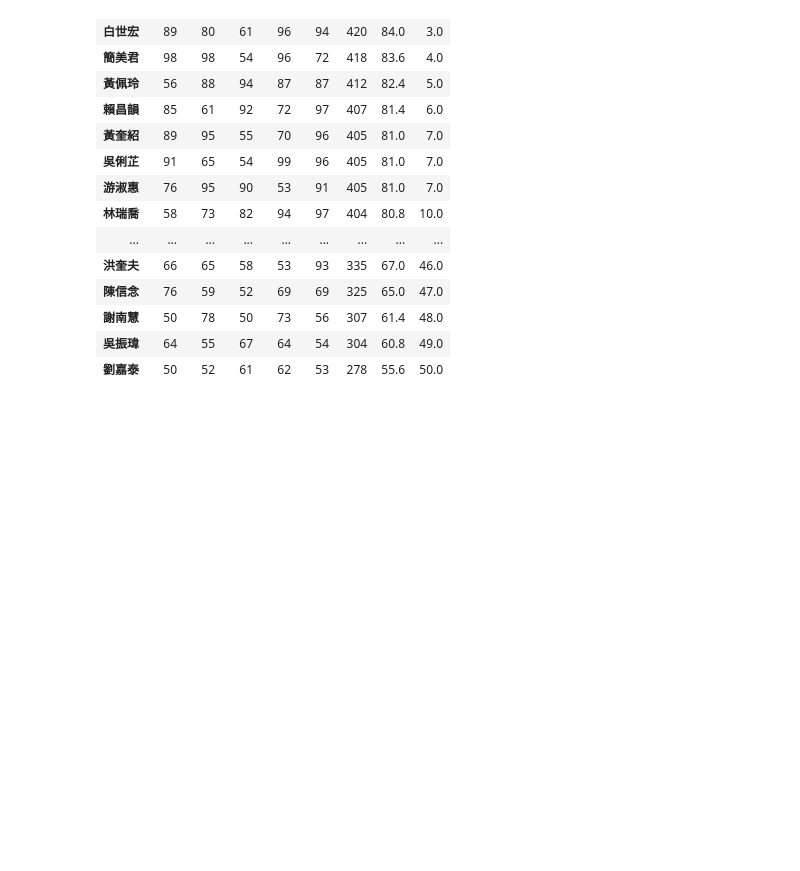
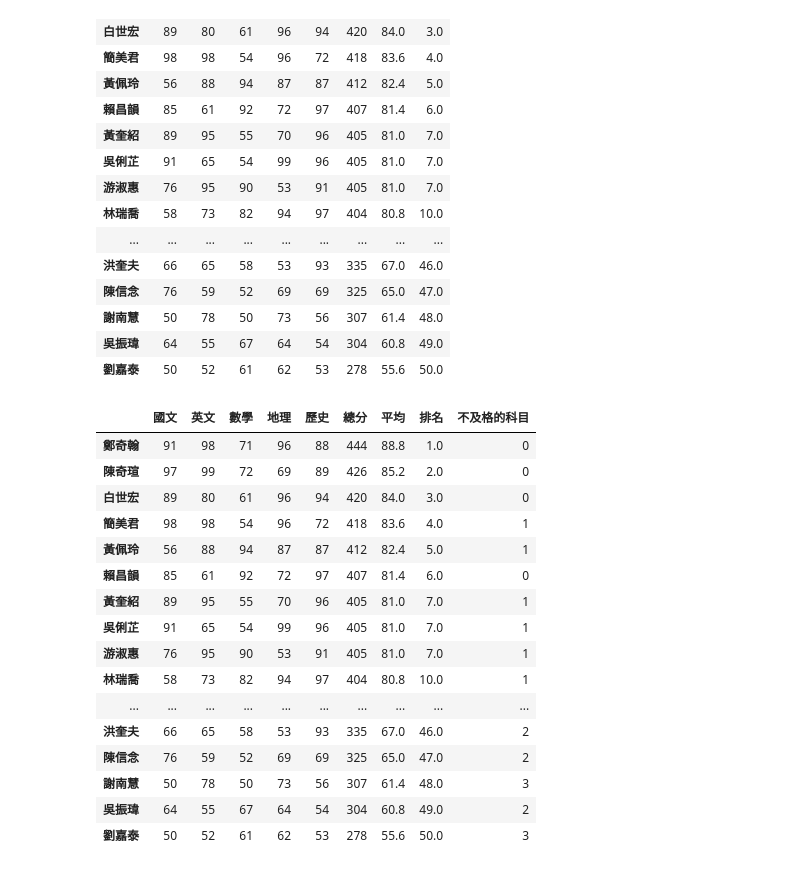
Before and after one commit to roberthsu2003/__2024_07_01_Shilin_python__, a Jupyter notebook: lesson17/lesson17_3.ipynb, the cells around one changed output. Drawn from its saved outputs; the diff is of its cells as text; code cells hidden in the pictures; blank space fills up the shorter version.

```diff
--- a/lesson17/lesson17_3.ipynb
+++ b/lesson17/lesson17_3.ipynb
@@ -47,3 +47,31 @@ student_sorted
 | 謝南慧 | 50 | 78 | 50 | 73 | 56 | 307 | 61.4 | 48.0 |
 | 吳振瑋 | 64 | 55 | 67 | 64 | 54 | 304 | 60.8 | 49.0 |
 | 劉嘉泰 | 50 | 52 | 61 | 62 | 53 | 278 | 55.6 | 50.0 |
+# %%
+def fun1(s):
+    s1 = s[['國文','英文','地理','數學', '歷史']]
+    less60 = s1[s1<60].count()
+    return less60
+
+less60_series = student_sorted.apply(fun1,axis=1)
+student_sorted['不及格的科目'] = less60_series
+# %%
+student_sorted
+# %% [output]
+|  | 國文 | 英文 | 數學 | 地理 | 歷史 | 總分 | 平均 | 排名 | 不及格的科目 |
+| 鄭奇翰 | 91 | 98 | 71 | 96 | 88 | 444 | 88.8 | 1.0 | 0 |
+| 陳奇瑄 | 97 | 99 | 72 | 69 | 89 | 426 | 85.2 | 2.0 | 0 |
+| 白世宏 | 89 | 80 | 61 | 96 | 94 | 420 | 84.0 | 3.0 | 0 |
+| 簡美君 | 98 | 98 | 54 | 96 | 72 | 418 | 83.6 | 4.0 | 1 |
+| 黃佩玲 | 56 | 88 | 94 | 87 | 87 | 412 | 82.4 | 5.0 | 1 |
+| 賴昌韻 | 85 | 61 | 92 | 72 | 97 | 407 | 81.4 | 6.0 | 0 |
+| 黃奎紹 | 89 | 95 | 55 | 70 | 96 | 405 | 81.0 | 7.0 | 1 |
+| 吳俐芷 | 91 | 65 | 54 | 99 | 96 | 405 | 81.0 | 7.0 | 1 |
+| 游淑惠 | 76 | 95 | 90 | 53 | 91 | 405 | 81.0 | 7.0 | 1 |
+| 林瑞喬 | 58 | 73 | 82 | 94 | 97 | 404 | 80.8 | 10.0 | 1 |
+| ... | ... | ... | ... | ... | ... | ... | ... | ... | ... |
+| 洪奎夫 | 66 | 65 | 58 | 53 | 93 | 335 | 67.0 | 46.0 | 2 |
+| 陳信念 | 76 | 59 | 52 | 69 | 69 | 325 | 65.0 | 47.0 | 2 |
+| 謝南慧 | 50 | 78 | 50 | 73 | 56 | 307 | 61.4 | 48.0 | 3 |
+| 吳振瑋 | 64 | 55 | 67 | 64 | 54 | 304 | 60.8 | 49.0 | 2 |
+| 劉嘉泰 | 50 | 52 | 61 | 62 | 53 | 278 | 55.6 | 50.0 | 3 |
```
